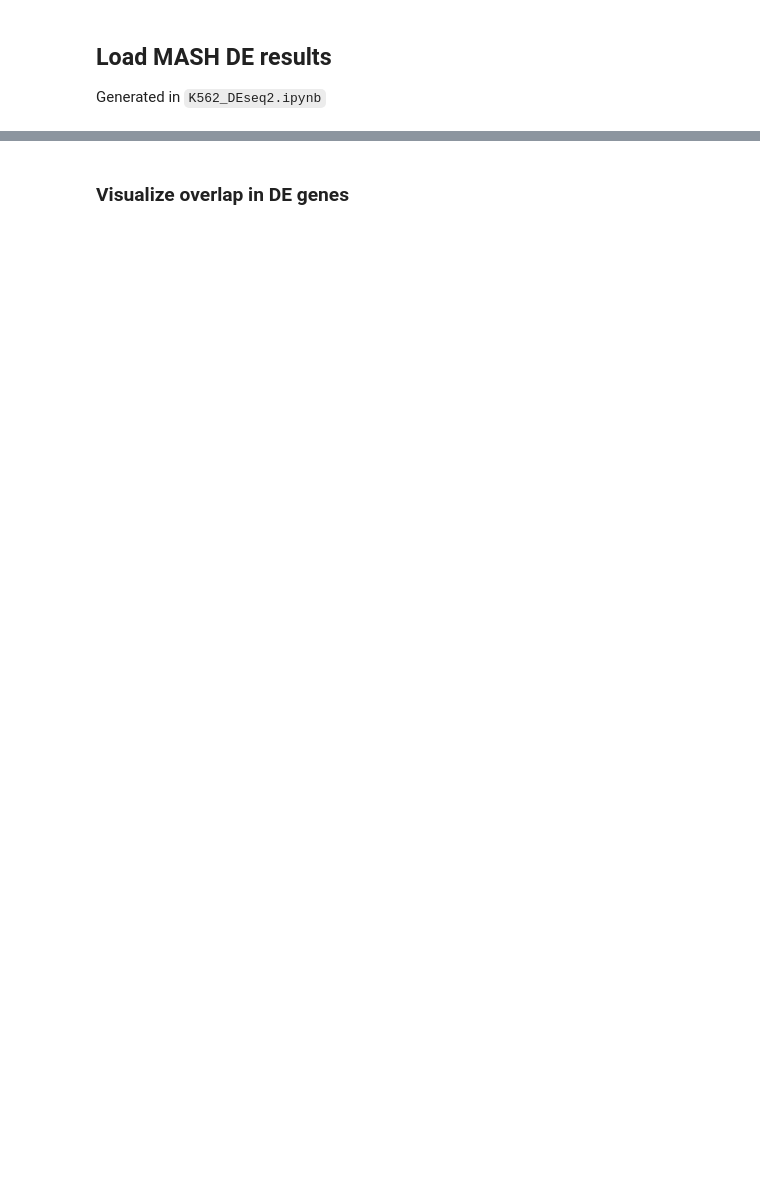
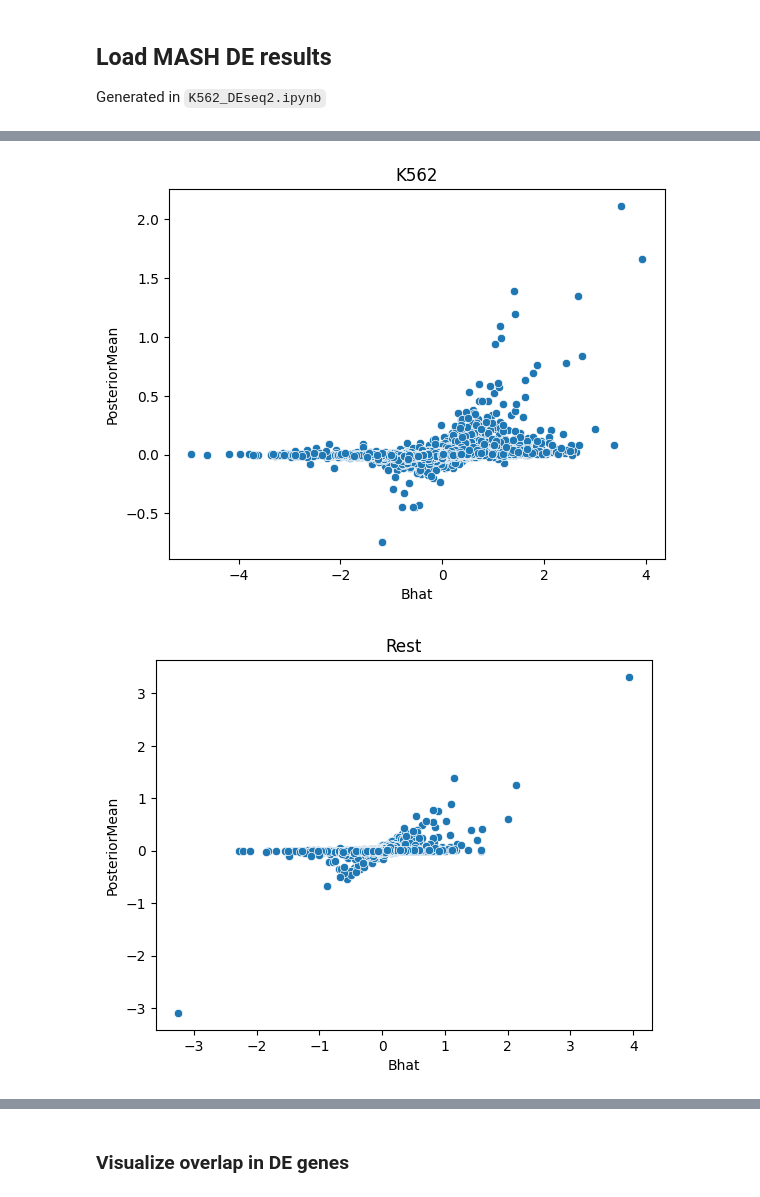
Before and after one commit to emdann/GWT_perturbseq_analysis_2025, a Jupyter notebook: src/3_DE_analysis/K562_DE/K562_vs_CD4T_analysis.ipynb, the cells around one changed output, grey strips where cells are left out. Saved outputs shown, nothing was run; the diff lists cells and outputs as text; code cells hidden in the pictures; blank space fills up the shorter version.

```diff
--- a/src/3_DE_analysis/K562_DE/K562_vs_CD4T_analysis.ipynb
+++ b/src/3_DE_analysis/K562_DE/K562_vs_CD4T_analysis.ipynb
@@ -39,0 +58,8 @@ all_res_df = all_res_df.drop(['model_key', 'index'], axis=1)
+# %%
+for ct in all_res_df['cell_type'].unique():
+    sns.scatterplot(data=all_res_df[all_res_df.cell_type == ct].sample(10000), x='Bhat', y='PosteriorMean')
+    plt.title(ct)
+    plt.show()
+# %% [output]
+[figure, added]
+[figure, added]
```
Also changed, not shown: parts of 35 cells of this notebook, 14 other files.
